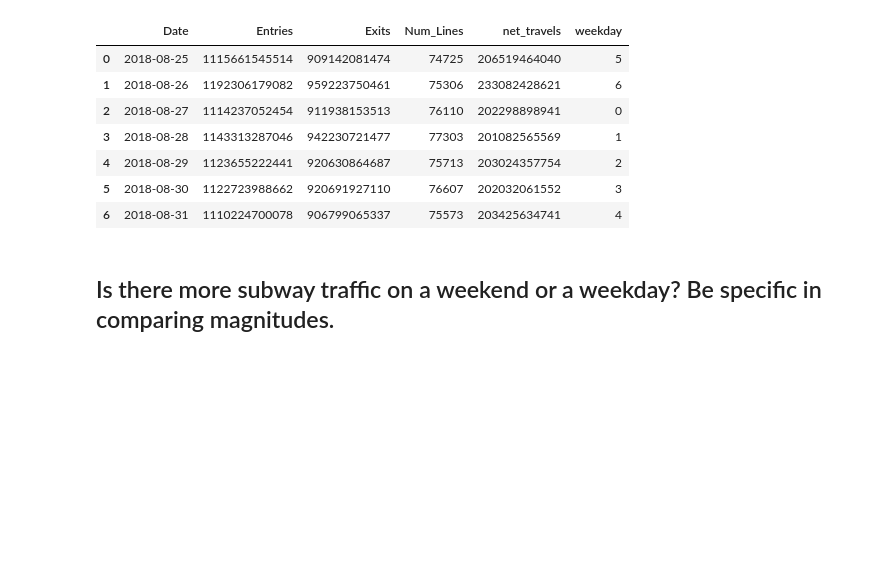
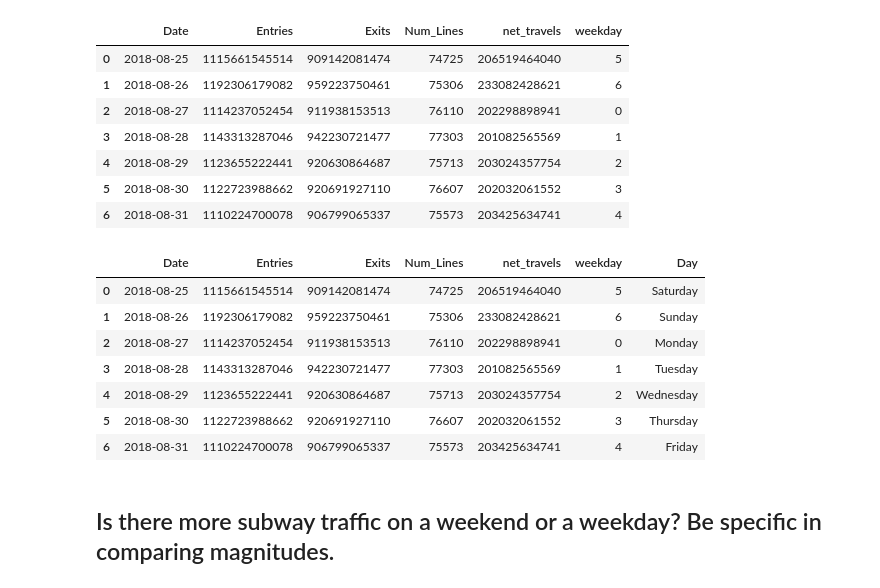
Before and after one commit to elenasm7/dsc-0-03-08-understanding-pandas-series-and-dataframes-lab-nyc-ds-career-012819, a Jupyter notebook: index.ipynb, the cells around one changed output. Drawn from its saved outputs; the diff is of its cells as text; code cells hidden in the pictures; blank space fills up the shorter version.

```diff
--- a/index.ipynb
+++ b/index.ipynb
@@ -201,6 +201,17 @@ dates_df
 dates_df['Day'] = dates_df.apply(lambda x: calendar.day_name[x.Date.weekday()],axis=1)
 
 # dates_df = dates_df.reset_index()
+# %%
+dates_df
+# %% [output]
+|  | Date | Entries | Exits | Num_Lines | net_travels | weekday | Day |
+| 0 | 2018-08-25 | 1115661545514 | 909142081474 | 74725 | 206519464040 | 5 | Saturday |
+| 1 | 2018-08-26 | 1192306179082 | 959223750461 | 75306 | 233082428621 | 6 | Sunday |
+| 2 | 2018-08-27 | 1114237052454 | 911938153513 | 76110 | 202298898941 | 0 | Monday |
+| 3 | 2018-08-28 | 1143313287046 | 942230721477 | 77303 | 201082565569 | 1 | Tuesday |
+| 4 | 2018-08-29 | 1123655222441 | 920630864687 | 75713 | 203024357754 | 2 | Wednesday |
+| 5 | 2018-08-30 | 1122723988662 | 920691927110 | 76607 | 202032061552 | 3 | Thursday |
+| 6 | 2018-08-31 | 1110224700078 | 906799065337 | 75573 | 203425634741 | 4 | Friday |
 # %% [markdown]
 ## Is there more subway traffic on a weekend or a weekday?    Be specific in comparing magnitudes.
 # %%
```
